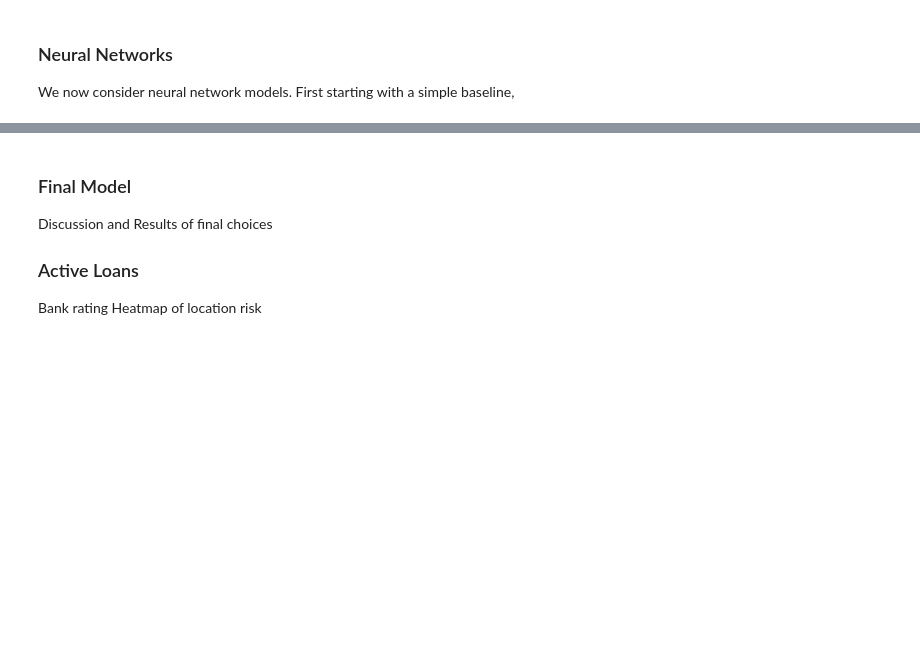
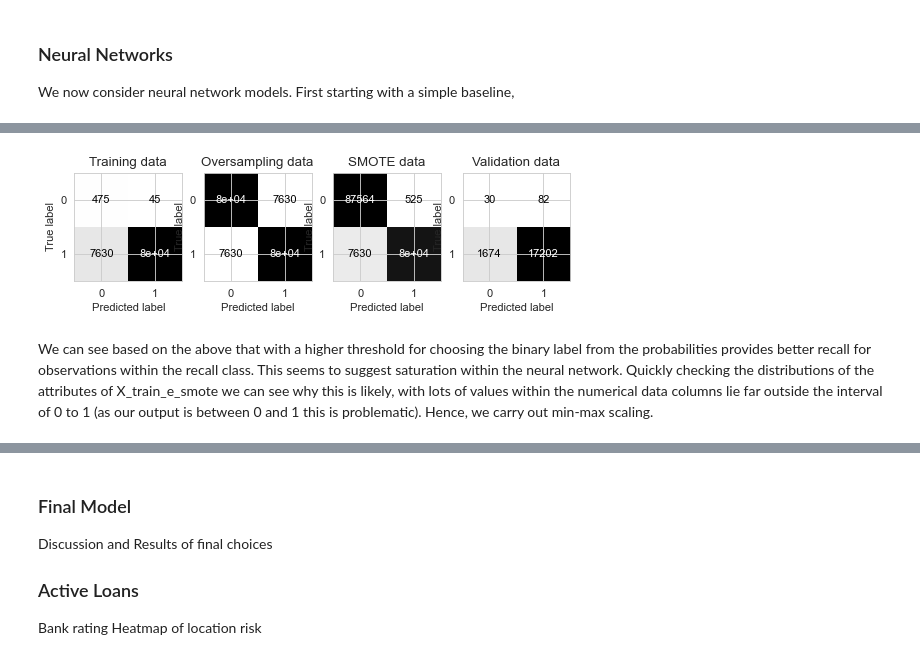
Before and after one commit to AsheRaymondBarker/MLPy2, a Jupyter notebook: project2final.ipynb, the cells around one changed output, grey strips where cells are left out. Drawn from its saved outputs; the diff is of its cells as text; code cells hidden in the pictures; blank space fills up the shorter version.

```diff
--- a/project2final.ipynb
+++ b/project2final.ipynb
@@ -264,0 +354,6 @@ Epoch 10/10
+# %%
+produce_scoring(nn_model_base, data_pairs, data_pair_labels, threshold=0.8)
+# %% [output]
+[figure, added]
+# %% [markdown]
+We can see based on the above that with a higher threshold for choosing the binary label from the probabilities provides better recall for observations within the recall class. This seems to suggest saturation within the neural network. Quickly checking the distributions of the attributes of X_train_e_smote we can see why this is likely, with lots of values within the numerical data columns lie far outside the interval of 0 to 1 (as our output is between 0 and 1 this is problematic). Hence, we carry out min-max scaling.
```
Also changed, not shown: parts of 19 cells of this notebook, 2 other files.
